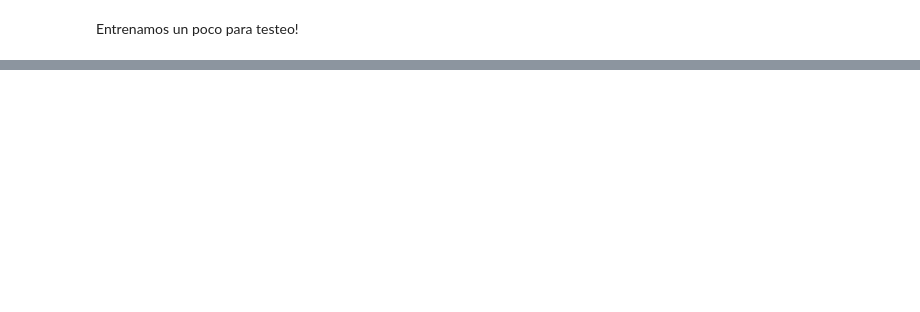
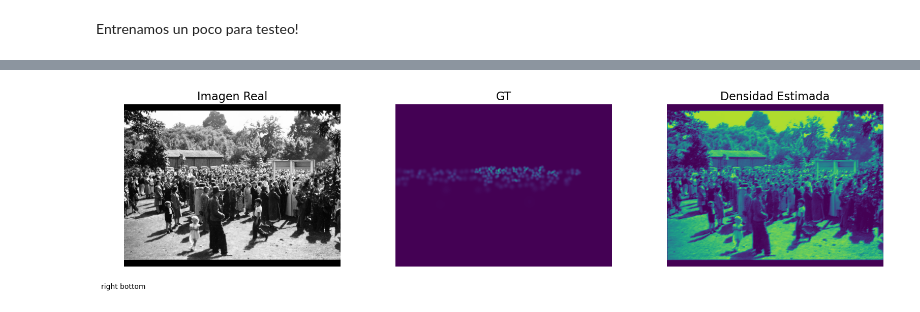
Before and after one commit to hugogavilima/Gaussian-Derivates-Network, a Jupyter notebook: data_train_testing.ipynb, the cells around one changed output, grey strips where cells are left out. Drawn from its saved outputs; the diff is of its cells as text; code cells hidden in the pictures; blank space fills up the shorter version.

```diff
--- a/data_train_testing.ipynb
+++ b/data_train_testing.ipynb
@@ -81,3 +113,34 @@ def ploting(img_true, img_GT, img_test):
+# %%
+tt = model(test_img)
+
+font = {'color':  'black',
+        'weight': 'normal',
+        'size': 16}
+
+fig = plt.figure(figsize=(16, 4), constrained_layout=True)
+ax1 = fig.add_subplot(1,3,1)
+ax1.imshow(test_img[0,:,:,0], cmap = 'gray')
+ax1.axis('off')
+ax1.set_title('Imagen Real', fontdict=font)
+ax1.text(0.1, -0.1, 'right bottom',
+        horizontalalignment='right',
+        verticalalignment='top',
+        transform=ax1.transAxes, )
+
+ax2 = fig.add_subplot(1,3,2)
+ax2.set_title('GT', fontdict=font)
+ax2.imshow(test_GT[0,:,:,0], interpolation='gaussian')
+ax2.axis('off')
+
+ax3 = fig.add_subplot(1,3,3)
+ax3.set_title('Densidad Estimada', fontdict=font)
+ax3.imshow(tt[0,:,:,0], interpolation='gaussian')
+ax3.axis('off')
+
+
+fig.savefig('fif.jpg')
+# %% [output]
+[figure, added]
 # %%
 score = model.evaluate(test_img, test_GT, verbose = 0)
 print('Test Mean Squared Error : %.2f and Test Loss : %.3f' % (score[1]*100, score[0]))
```
Also changed, not shown: parts of 15 cells of this notebook, 9 other files.
